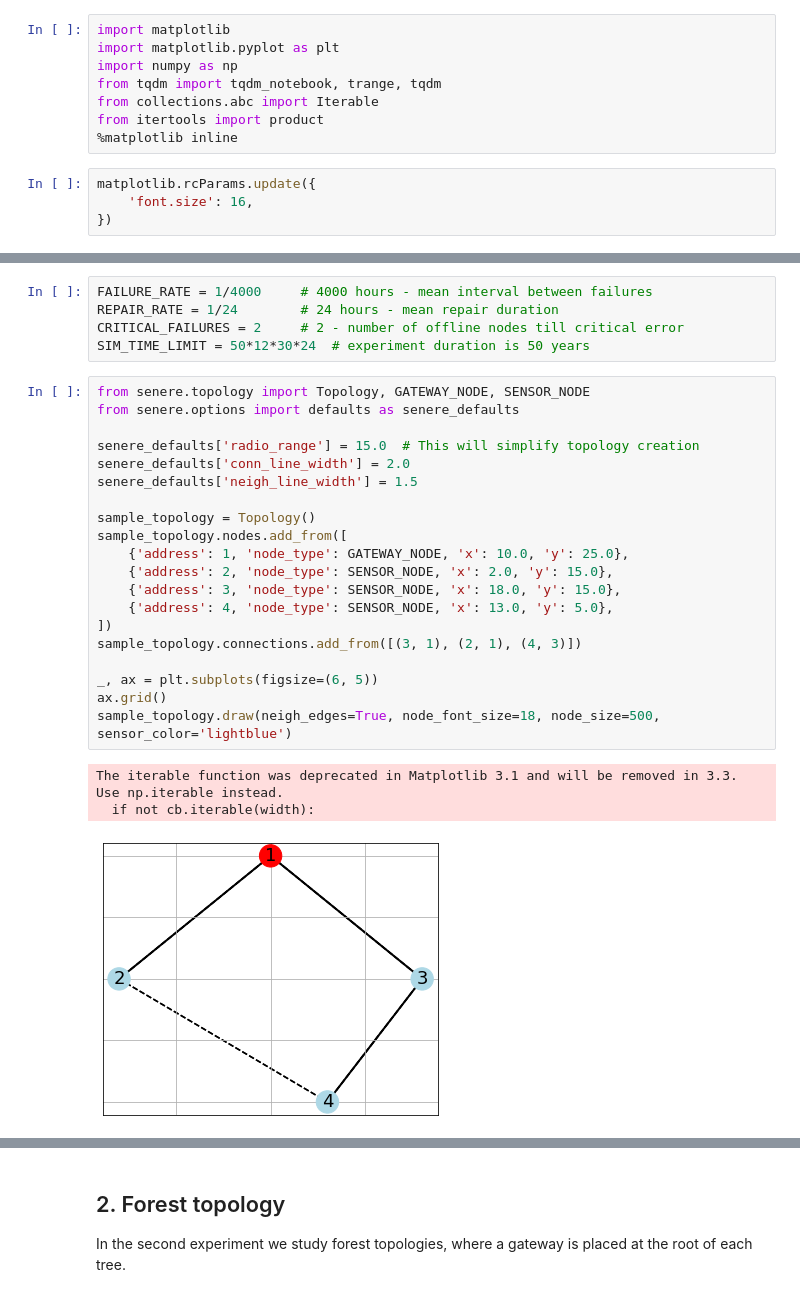
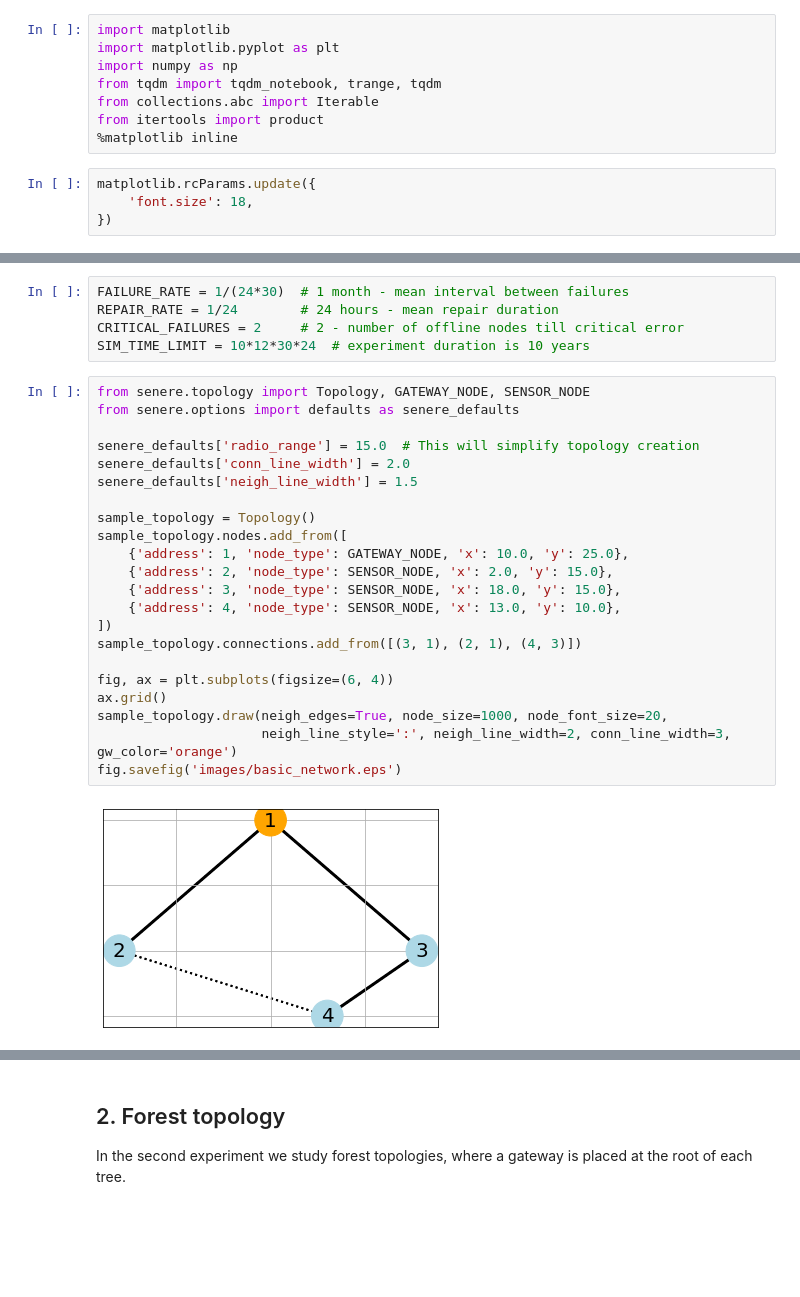
Before and after one commit to ipu69-papers/2019-dccn-sensors, a Jupyter notebook: experiment.ipynb, the cells around one changed output, grey strips where cells are left out. Drawn from its saved outputs; the diff is of its cells as text; blank space fills up the shorter version.

```diff
--- a/experiment.ipynb
+++ b/experiment.ipynb
@@ -11,5 +11,5 @@ from itertools import product
 %matplotlib inline
 # %%
 matplotlib.rcParams.update({
-    'font.size': 16,
+    'font.size': 18,
 })
@@ -24,32 +28,32 @@ Before running the numerical experiments, we need to validate the analytic and s
 # %%
-FAILURE_RATE = 1/4000     # 4000 hours - mean interval between failures
+FAILURE_RATE = 1/(24*30)  # 1 month - mean interval between failures
 REPAIR_RATE = 1/24        # 24 hours - mean repair duration
 CRITICAL_FAILURES = 2     # 2 - number of offline nodes till critical error
-SIM_TIME_LIMIT = 50*12*30*24  # experiment duration is 50 years
+SIM_TIME_LIMIT = 10*12*30*24  # experiment duration is 10 years
 # %%
 from senere.topology import Topology, GATEWAY_NODE, SENSOR_NODE
 from senere.options import defaults as senere_defaults
 
 senere_defaults['radio_range'] = 15.0  # This will simplify topology creation
 senere_defaults['conn_line_width'] = 2.0
 senere_defaults['neigh_line_width'] = 1.5
 
 sample_topology = Topology()
 sample_topology.nodes.add_from([
     {'address': 1, 'node_type': GATEWAY_NODE, 'x': 10.0, 'y': 25.0},
     {'address': 2, 'node_type': SENSOR_NODE, 'x': 2.0, 'y': 15.0},
     {'address': 3, 'node_type': SENSOR_NODE, 'x': 18.0, 'y': 15.0},
-    {'address': 4, 'node_type': SENSOR_NODE, 'x': 13.0, 'y': 5.0},
+    {'address': 4, 'node_type': SENSOR_NODE, 'x': 13.0, 'y': 10.0},
 ])
 sample_topology.connections.add_from([(3, 1), (2, 1), (4, 3)])
 
-_, ax = plt.subplots(figsize=(6, 5))
+fig, ax = plt.subplots(figsize=(6, 4))
 ax.grid()
-sample_topology.draw(neigh_edges=True, node_font_size=18, node_size=500, sensor_color='lightblue')
+sample_topology.draw(neigh_edges=True, node_size=1000, node_font_size=20,
+                     neigh_line_style=':', neigh_line_width=2, conn_line_width=3, gw_color='orange')
+fig.savefig('images/basic_network.eps')
 # %% [output]
-The iterable function was deprecated in Matplotlib 3.1 and will be removed in 3.3. Use np.iterable instead.
-  if not cb.iterable(width):
-[figure, old version]
+[figure, new version]
 # %% [markdown]
 We analyze the stationary probability of the system failure, considering two scenarios:
 
```
Also changed, not shown: parts of 23 cells of this notebook, 18 other files.
